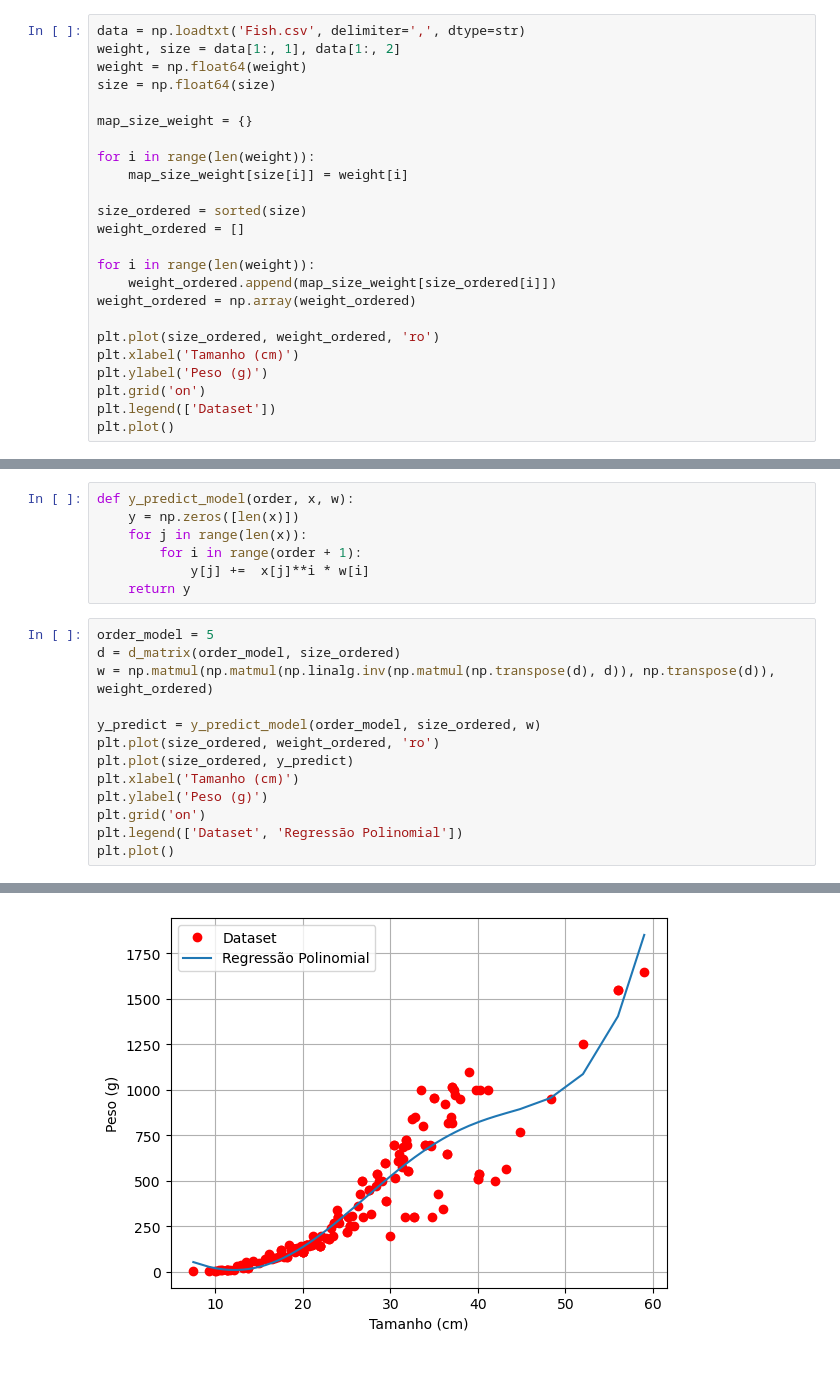
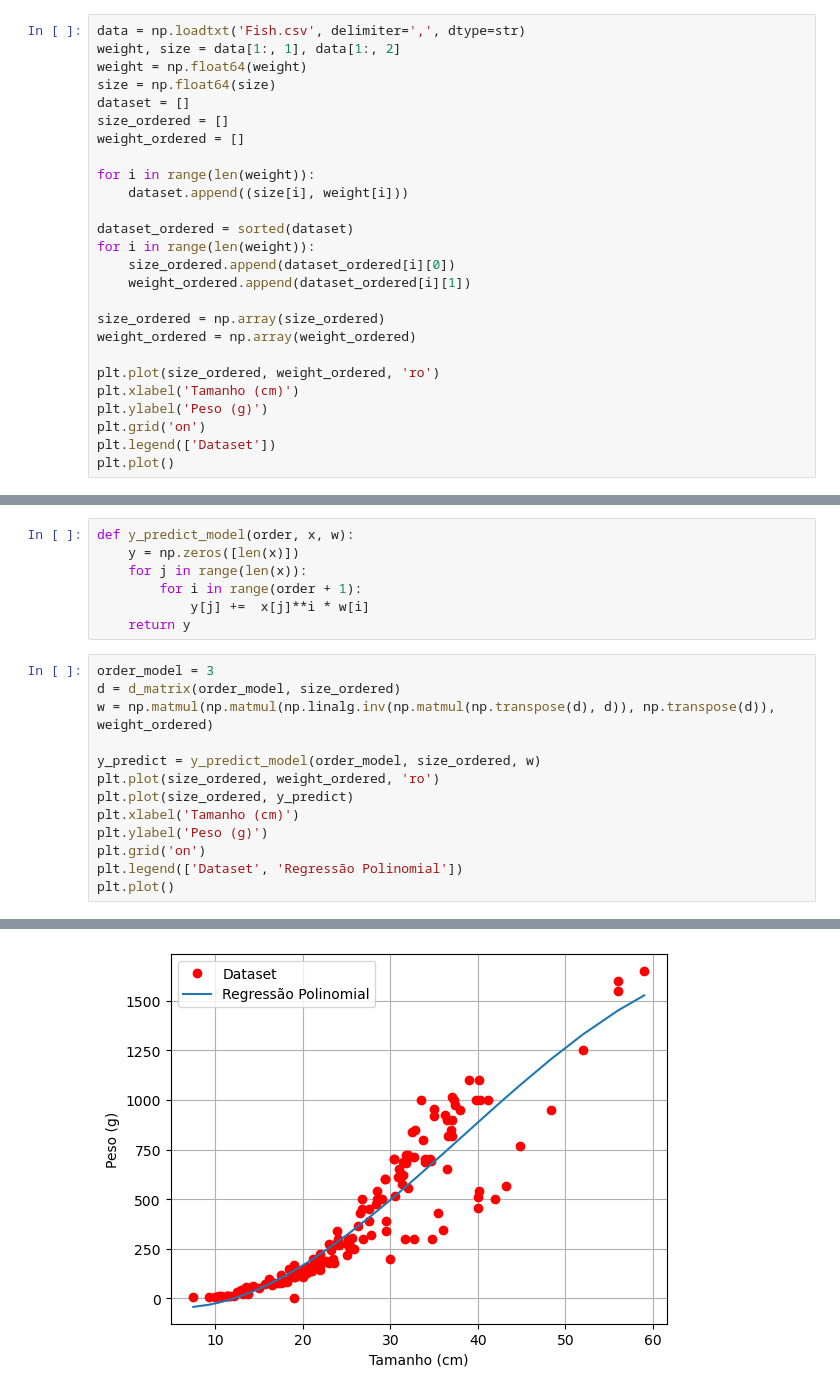
Before and after one commit to HenriqueTogo/machine-learning, a Jupyter notebook: Lista02/lista_02_231111280.ipynb, the cells around one changed output, grey strips where cells are left out. Cells and saved outputs as stored; diff of their text form.

Commit message:
Dataset separado

```diff
--- a/Lista02/lista_02_231111280.ipynb
+++ b/Lista02/lista_02_231111280.ipynb
@@ -85,17 +85,19 @@ data = np.loadtxt('Fish.csv', delimiter=',', dtype=str)
 weight, size = data[1:, 1], data[1:, 2]
 weight = np.float64(weight)
 size = np.float64(size)
-
-map_size_weight = {}
-
-for i in range(len(weight)):
-    map_size_weight[size[i]] = weight[i]
-
-size_ordered = sorted(size)
+dataset = []
+size_ordered = []
 weight_ordered = []
 
 for i in range(len(weight)):
-    weight_ordered.append(map_size_weight[size_ordered[i]])
+    dataset.append((size[i], weight[i]))
+
+dataset_ordered = sorted(dataset)
+for i in range(len(weight)):
+    size_ordered.append(dataset_ordered[i][0])
+    weight_ordered.append(dataset_ordered[i][1])
+
+size_ordered = np.array(size_ordered)
 weight_ordered = np.array(weight_ordered)
 
 plt.plot(size_ordered, weight_ordered, 'ro')
@@ -121,18 +123,18 @@ def y_predict_model(order, x, w):
             y[j] +=  x[j]**i * w[i]
     return y
 # %%
-order_model = 5
+order_model = 3
 d = d_matrix(order_model, size_ordered)
 w = np.matmul(np.matmul(np.linalg.inv(np.matmul(np.transpose(d), d)), np.transpose(d)), weight_ordered)
 
 y_predict = y_predict_model(order_model, size_ordered, w)
 plt.plot(size_ordered, weight_ordered, 'ro')
 plt.plot(size_ordered, y_predict)
 plt.xlabel('Tamanho (cm)')
 plt.ylabel('Peso (g)')
 plt.grid('on')
 plt.legend(['Dataset', 'Regressão Polinomial'])
 plt.plot()
 # %% [output]
 []
-[figure, old version]
+[figure, new version]
```
Also changed, not shown: parts of 3 cells of this notebook.
